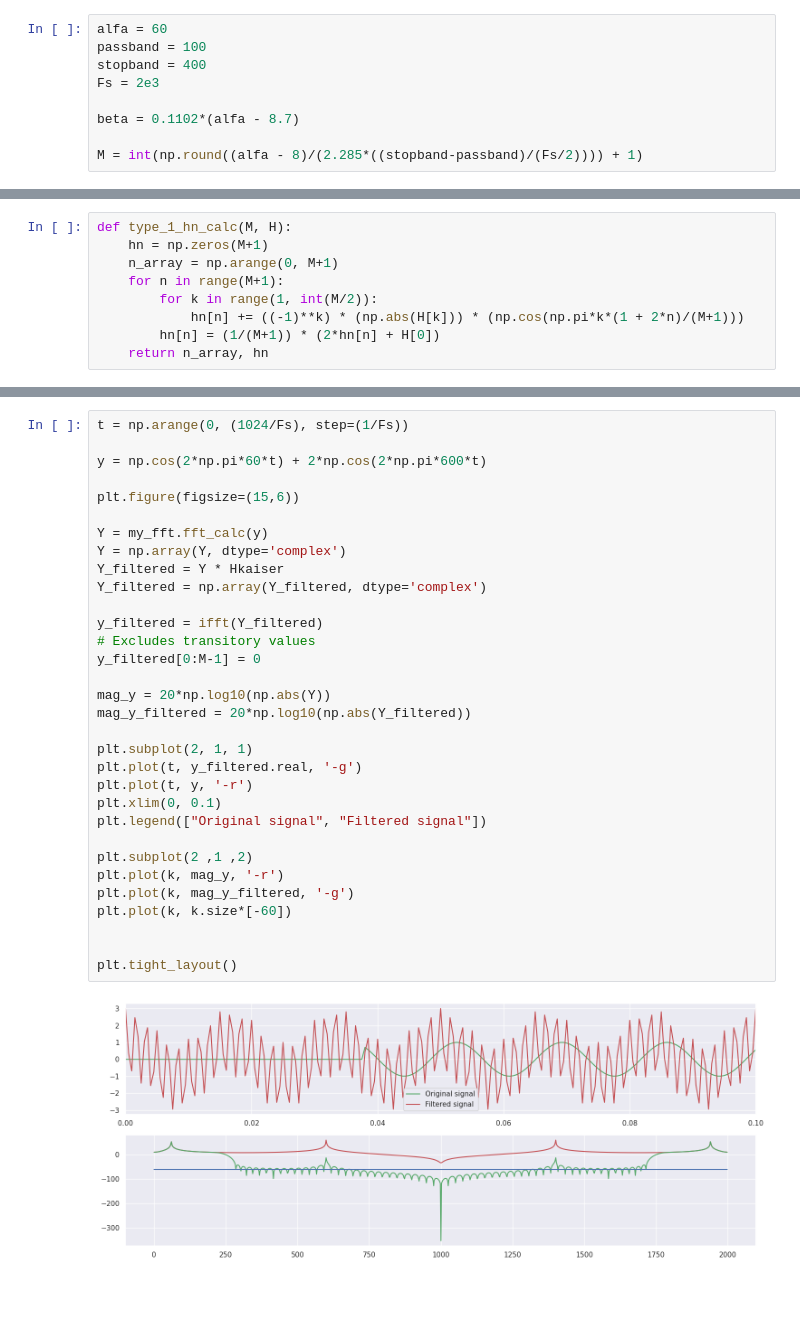
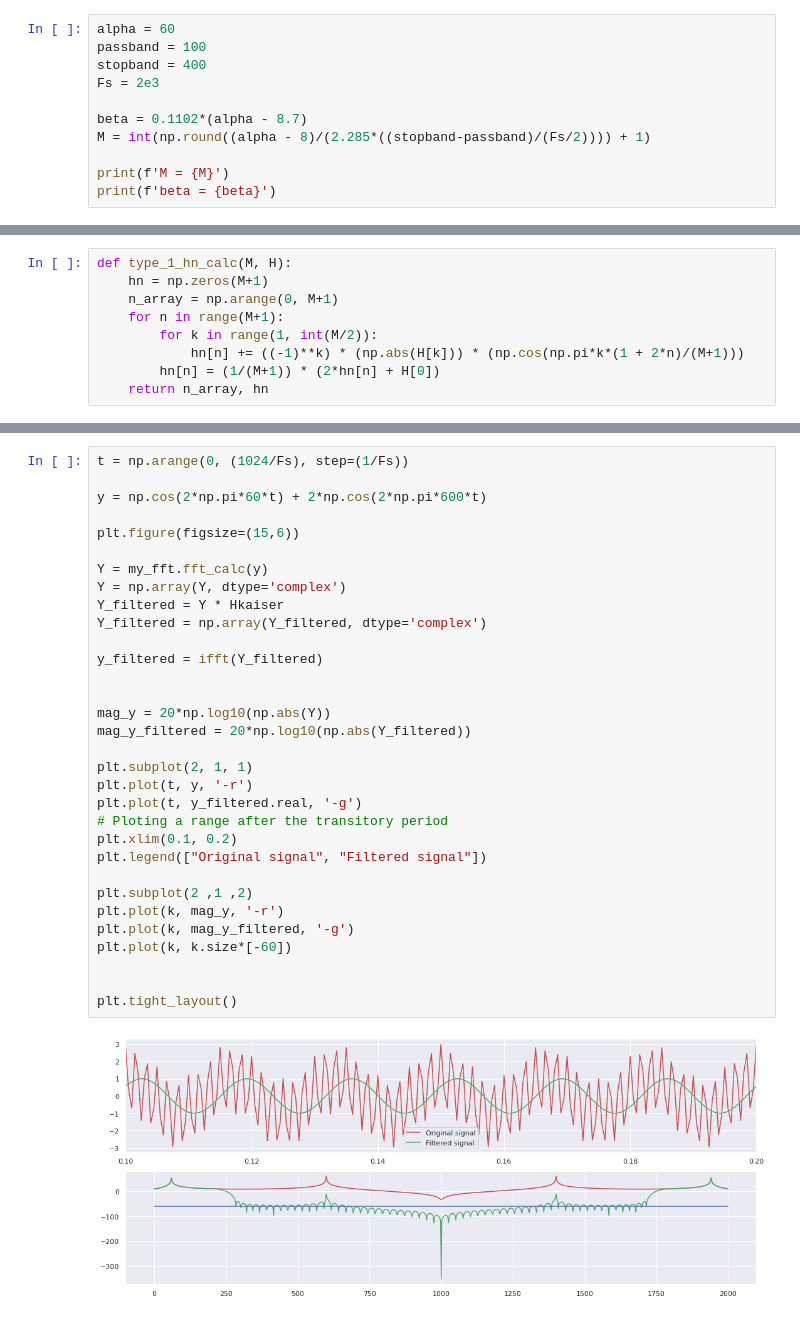
Before and after one commit to JoaoPi314/PDS-sampling-exercise, a Jupyter notebook: Low-pass FIR Filter project.ipynb, the cells around one changed output, grey strips where cells are left out. Drawn from its saved outputs; the diff is of its cells as text; blank space fills up the shorter version.

```diff
--- a/Low-pass FIR Filter project.ipynb
+++ b/Low-pass FIR Filter project.ipynb
@@ -35,9 +49,11 @@ Before we go further, I will use a Kaiser Window instead of the regular Rectangu
 # %%
-alfa = 60
+alpha = 60
 passband = 100
 stopband = 400
 Fs = 2e3
 
-beta = 0.1102*(alfa - 8.7)
+beta = 0.1102*(alpha - 8.7)
+M = int(np.round((alpha - 8)/(2.285*((stopband-passband)/(Fs/2)))) + 1)
 
-M = int(np.round((alfa - 8)/(2.285*((stopband-passband)/(Fs/2)))) + 1)
+print(f'M = {M}')
+print(f'beta = {beta}')
@@ -172,34 +199,34 @@ plt.show()
 # %%
 t = np.arange(0, (1024/Fs), step=(1/Fs))
 
 y = np.cos(2*np.pi*60*t) + 2*np.cos(2*np.pi*600*t)
 
 plt.figure(figsize=(15,6))
 
 Y = my_fft.fft_calc(y)
 Y = np.array(Y, dtype='complex')
 Y_filtered = Y * Hkaiser
 Y_filtered = np.array(Y_filtered, dtype='complex')
 
 y_filtered = ifft(Y_filtered)
-# Excludes transitory values
-y_filtered[0:M-1] = 0
+
 
 mag_y = 20*np.log10(np.abs(Y))
 mag_y_filtered = 20*np.log10(np.abs(Y_filtered))
 
 plt.subplot(2, 1, 1)
+plt.plot(t, y, '-r')
 plt.plot(t, y_filtered.real, '-g')
-plt.plot(t, y, '-r')
-plt.xlim(0, 0.1)
+# Ploting a range after the transitory period
+plt.xlim(0.1, 0.2)
 plt.legend(["Original signal", "Filtered signal"])
 
 plt.subplot(2 ,1 ,2)
 plt.plot(k, mag_y, '-r')
 plt.plot(k, mag_y_filtered, '-g')
 plt.plot(k, k.size*[-60])
 
 
 plt.tight_layout()
 # %% [output]
-[figure, old version]
+[figure, new version]
```
Also changed, not shown: parts of 11 cells of this notebook.
